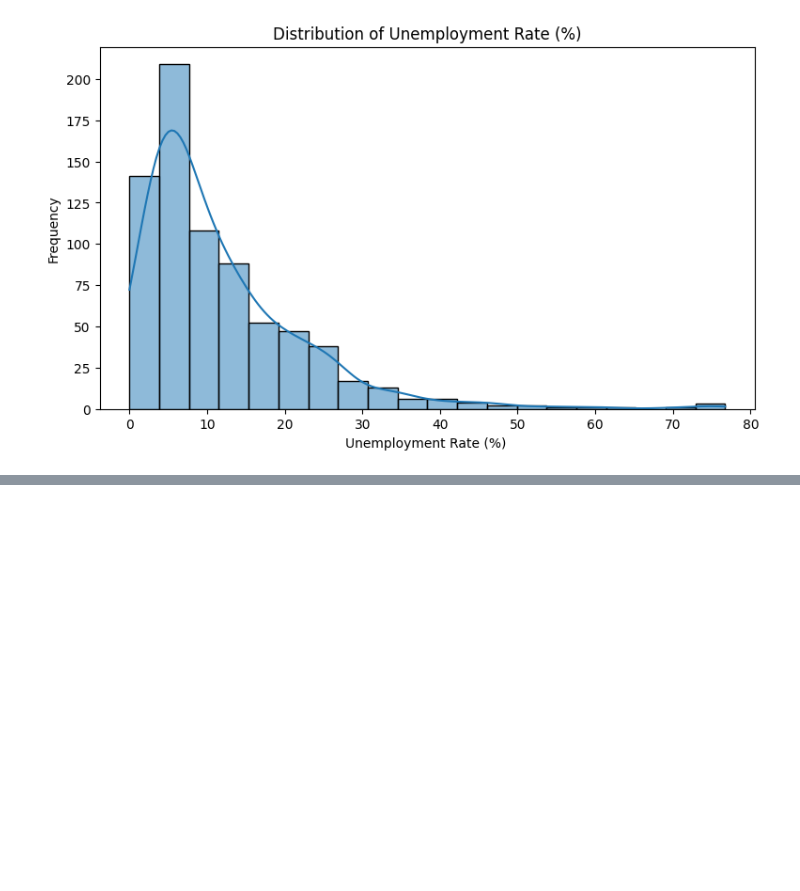
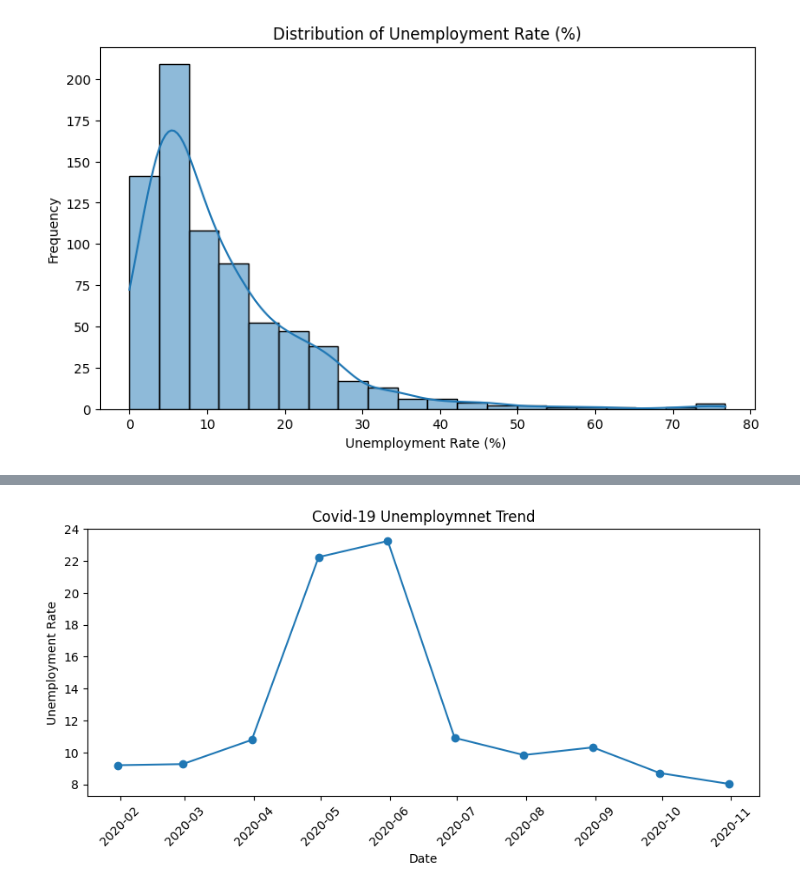
Before and after one commit to kirti-j/HorizonTechX_Unemployment-Analysis-Using-Python, a Jupyter notebook: notebooks/Unemployment_Analysis.ipynb.ipynb, the cells around one changed output, grey strips where cells are left out. Saved outputs shown, nothing was run; the diff lists cells and outputs as text; code cells hidden in the pictures; blank space fills up the shorter version.

```diff
--- a/notebooks/Unemployment_Analysis.ipynb.ipynb
+++ b/notebooks/Unemployment_Analysis.ipynb.ipynb
@@ -193,0 +235,12 @@ plt.show()
+# %%
+covid_trend=covid_df.groupby('Date')['Estimated Unemployment Rate (%)'].mean()
+# %%
+plt.figure(figsize=(10,4))
+plt.plot(covid_trend.index,covid_trend.values,marker='o')
+plt.title("Covid-19 Unemploymnet Trend")
+plt.xlabel("Date")
+plt.ylabel("Unemployment Rate")
+plt.xticks(rotation=45)
+plt.show()
+# %% [output]
+[figure, added]
```
Also changed, not shown: parts of 11 cells of this notebook.
